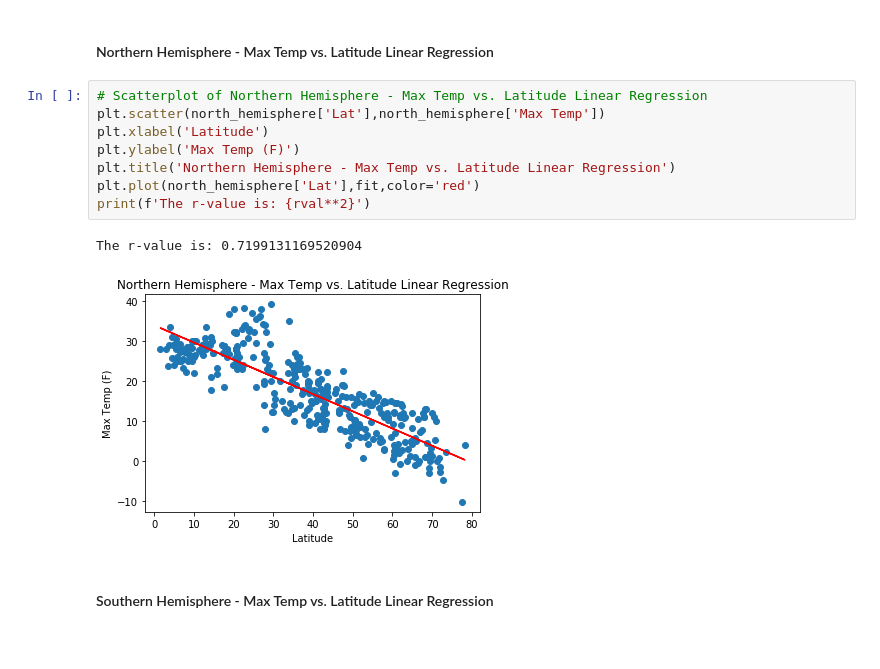
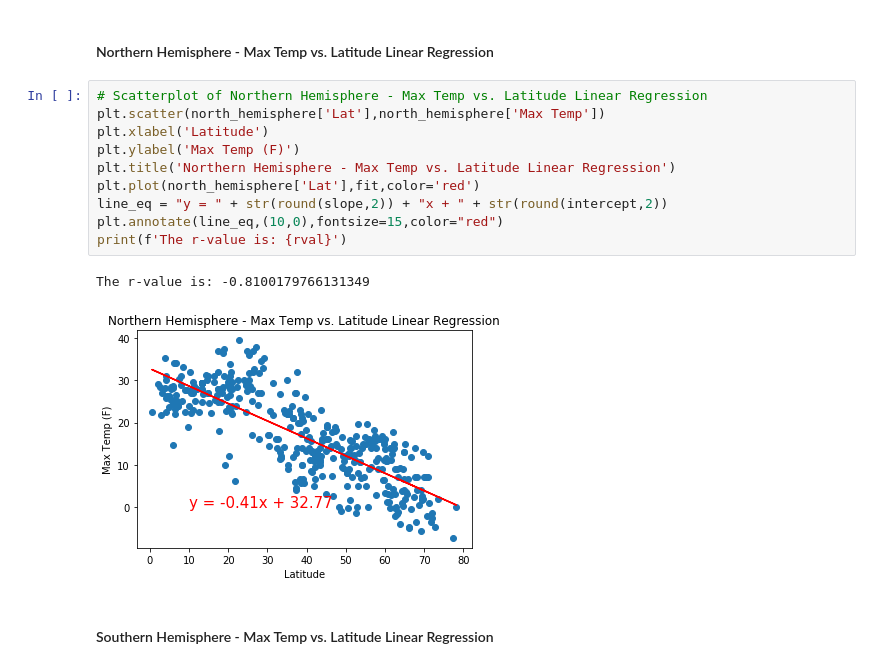
Before and after one commit to ktruong14/python_api_challenge, a Jupyter notebook: starter_code/WeatherPy.ipynb, the cells around one changed output. Drawn from its saved outputs; the diff is of its cells as text.

```diff
--- a/starter_code/WeatherPy.ipynb
+++ b/starter_code/WeatherPy.ipynb
@@ -237,14 +247,16 @@ fit = slope * north_hemisphere['Lat'] + intercept
 # %%
 # Scatterplot of Northern Hemisphere - Max Temp vs. Latitude Linear Regression
 plt.scatter(north_hemisphere['Lat'],north_hemisphere['Max Temp'])
 plt.xlabel('Latitude')
 plt.ylabel('Max Temp (F)')
 plt.title('Northern Hemisphere - Max Temp vs. Latitude Linear Regression')
 plt.plot(north_hemisphere['Lat'],fit,color='red')
-print(f'The r-value is: {rval**2}')
+line_eq = "y = " + str(round(slope,2)) + "x + " + str(round(intercept,2))
+plt.annotate(line_eq,(10,0),fontsize=15,color="red")
+print(f'The r-value is: {rval}')
 # %% [output]
-The r-value is: 0.7199131169520904
+The r-value is: -0.8100179766131349
-[figure, old version]
+[figure, new version]
 # %% [markdown]
 ####  Southern Hemisphere - Max Temp vs. Latitude Linear Regression
 # %%
```
Also changed, not shown: parts of 18 cells of this notebook, 1 other file.
